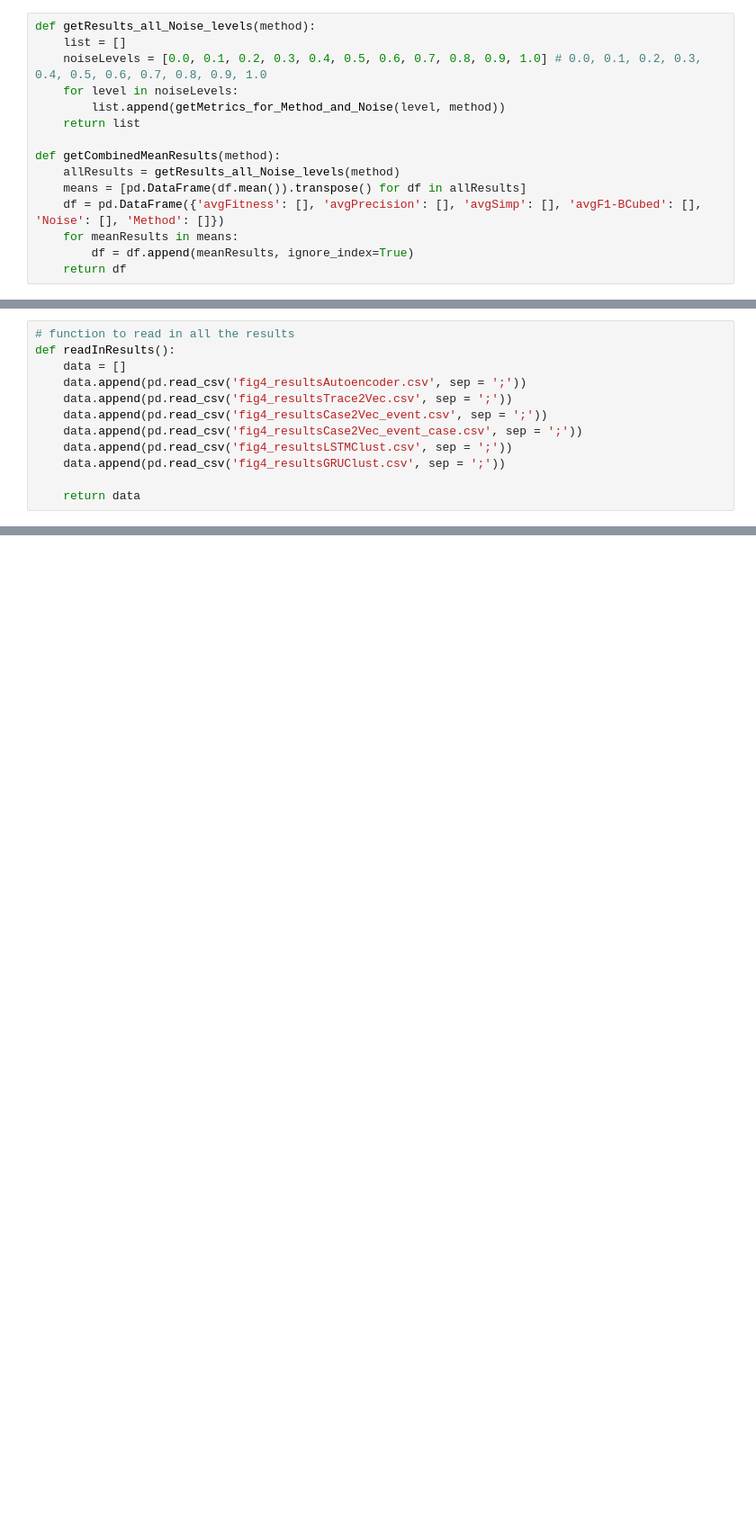
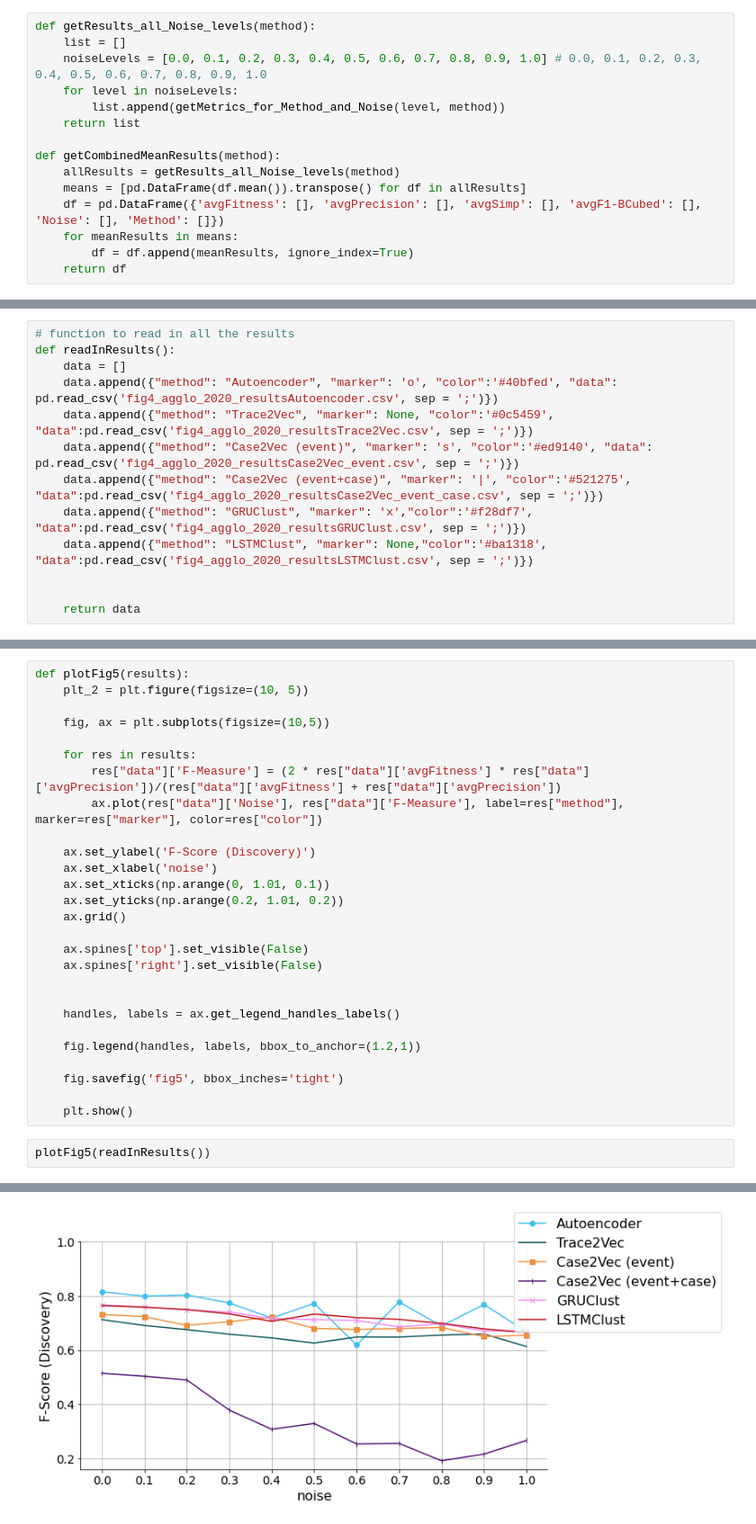
Before and after one commit to CodeMonkey01/APM, a Jupyter notebook: notebooks/Fig_4_calculations.ipynb, the cells around one changed output, grey strips where cells are left out. Shown at 90% size. Cells and saved outputs as stored; diff of their text form; blank space fills up the shorter version.

```diff
--- a/notebooks/Fig_4_calculations.ipynb
+++ b/notebooks/Fig_4_calculations.ipynb
@@ -223,11 +240,12 @@ def plotResults(results):
 # function to read in all the results
 def readInResults():
     data = []
-    data.append(pd.read_csv('fig4_resultsAutoencoder.csv', sep = ';'))
-    data.append(pd.read_csv('fig4_resultsTrace2Vec.csv', sep = ';'))
-    data.append(pd.read_csv('fig4_resultsCase2Vec_event.csv', sep = ';'))
-    data.append(pd.read_csv('fig4_resultsCase2Vec_event_case.csv', sep = ';'))
-    data.append(pd.read_csv('fig4_resultsLSTMClust.csv', sep = ';'))
-    data.append(pd.read_csv('fig4_resultsGRUClust.csv', sep = ';'))
+    data.append({"method": "Autoencoder", "marker": 'o', "color":'#40bfed', "data": pd.read_csv('fig4_agglo_2020_resultsAutoencoder.csv', sep = ';')})
+    data.append({"method": "Trace2Vec", "marker": None, "color":'#0c5459', "data":pd.read_csv('fig4_agglo_2020_resultsTrace2Vec.csv', sep = ';')})
+    data.append({"method": "Case2Vec (event)", "marker": 's', "color":'#ed9140', "data": pd.read_csv('fig4_agglo_2020_resultsCase2Vec_event.csv', sep = ';')})
+    data.append({"method": "Case2Vec (event+case)", "marker": '|', "color":'#521275', "data":pd.read_csv('fig4_agglo_2020_resultsCase2Vec_event_case.csv', sep = ';')})
+    data.append({"method": "GRUClust", "marker": 'x',"color":'#f28df7', "data":pd.read_csv('fig4_agglo_2020_resultsGRUClust.csv', sep = ';')})
+    data.append({"method": "LSTMClust", "marker": None,"color":'#ba1318', "data":pd.read_csv('fig4_agglo_2020_resultsLSTMClust.csv', sep = ';')})
+
 
     return data
@@ -236,0 +266,30 @@ plotResults(readInResults())
+# %%
+def plotFig5(results):
+    plt_2 = plt.figure(figsize=(10, 5))
+
+    fig, ax = plt.subplots(figsize=(10,5))
+
+    for res in results:
+        res["data"]['F-Measure'] = (2 * res["data"]['avgFitness'] * res["data"]['avgPrecision'])/(res["data"]['avgFitness'] + res["data"]['avgPrecision'])
+        ax.plot(res["data"]['Noise'], res["data"]['F-Measure'], label=res["method"], marker=res["marker"], color=res["color"])
+
+    ax.set_ylabel('F-Score (Discovery)')
+    ax.set_xlabel('noise')
+    ax.set_xticks(np.arange(0, 1.01, 0.1))
+    ax.set_yticks(np.arange(0.2, 1.01, 0.2))
+    ax.grid()
+
+    ax.spines['top'].set_visible(False)
+    ax.spines['right'].set_visible(False)
+
+
+    handles, labels = ax.get_legend_handles_labels()
+
+    fig.legend(handles, labels, bbox_to_anchor=(1.2,1))
+
+    fig.savefig('fig5', bbox_inches='tight')
+
+    plt.show()
+# %%
+plotFig5(readInResults())
+# %% [output]
@@ -236,0 +297 @@ plotResults(readInResults())
+[figure, added]
```
Also changed, not shown: parts of 8 cells of this notebook, 1 other file.
